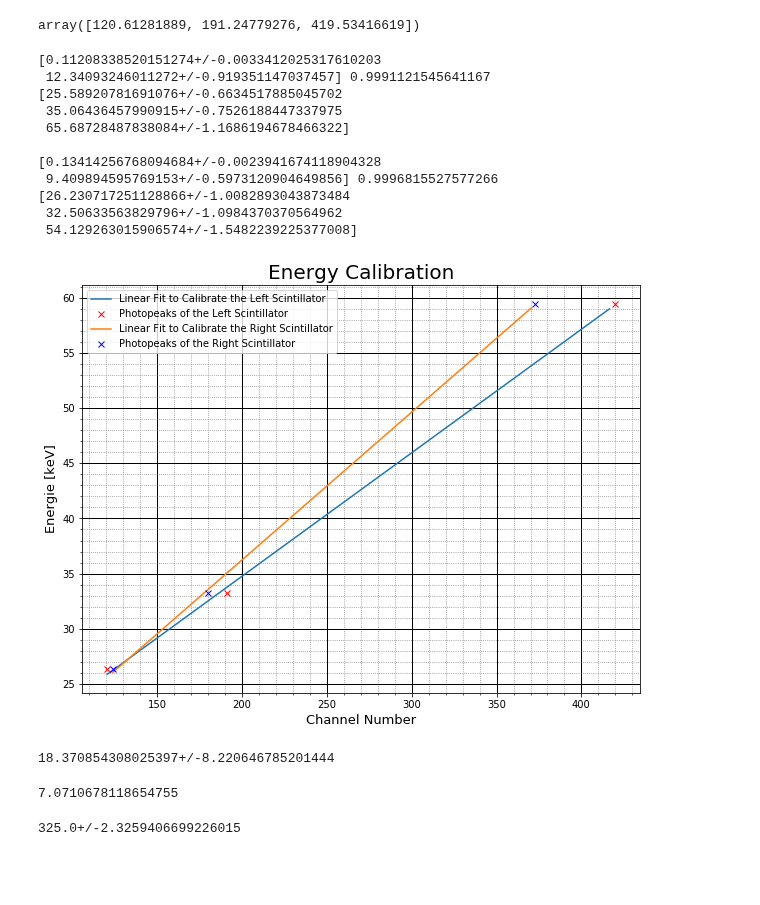
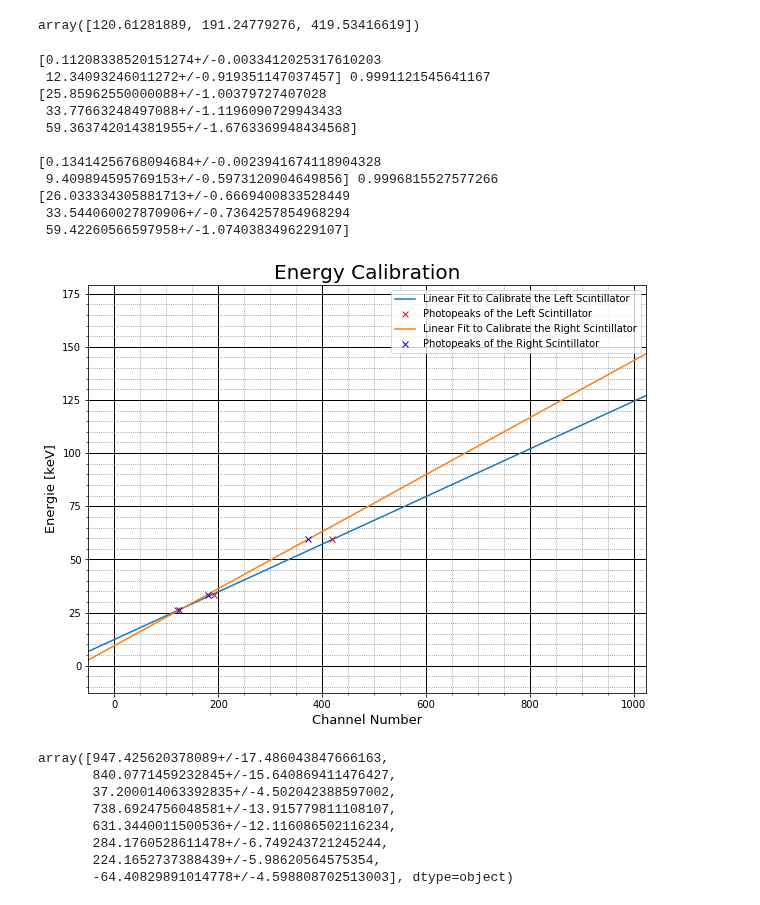
Before and after one commit to shockcookie/FP, a Jupyter notebook: KHWZ/Energie Spektren/Am/Am Energie Spektrum.ipynb, the cells around one changed output. Drawn from its saved outputs; the diff is of its cells as text; code cells hidden in the pictures; blank space fills up the shorter version.

```diff
--- a/KHWZ/Energie Spektren/Am/Am Energie Spektrum.ipynb
+++ b/KHWZ/Energie Spektren/Am/Am Energie Spektrum.ipynb
@@ -353,7 +353,7 @@ unp_v([mu_L_1,mu_L_2,mu_L_3])
 120.61+/-0.23 191.25+/-0.29 419.534+/-0.023
 array([120.61281889, 191.24779276, 419.53416619])
 # %%
-x_TL ,y_TL = TT.linfit(unp_v([mu_L_1,mu_L_2,mu_L_3]), [26.3,33.2,59.5])
+x_TL ,y_TL = TT.linfit(unp_v([mu_L_1,mu_L_2,mu_L_3]), [26.3,33.2,59.5], d=(-100,1200))
 Rvalues, RR2 = TT.linfit_pm(unp_v([mu_L_1,mu_L_2,mu_L_3]),[26.3,33.2,59.5])
 #plt.plot(x_TL ,y_TL)
 #plt.plot(unp_v([mu_L_1,mu_L_2,mu_L_3]),[26.3,33.2,59.5],'x')
@@ -361,9 +361,9 @@ print(Rvalues,RR2)
 def RCh_zu_En(x):
     return x*Rvalues[0] + Rvalues[1]
 
-print(LCh_zu_En(np.array([120.61281889, 191.24779276, 419.53416619])))
+print(RCh_zu_En(np.array([120.61281889, 191.24779276, 419.53416619])))
 print()
-x_TR ,y_TR = TT.linfit(unp_v([mu_R_1,mu_R_2,mu_R_3]), [26.3,33.2,59.5])
+x_TR ,y_TR = TT.linfit(unp_v([mu_R_1,mu_R_2,mu_R_3]), [26.3,33.2,59.5], d=(-100,1200))
 Lvalues, LR2 = TT.linfit_pm(unp_v([mu_R_1,mu_R_2,mu_R_3]),[26.3,33.2,59.5])
 #plt.plot(x_TR ,y_TR)
 #plt.plot(unp_v([mu_R_1,mu_R_2,mu_R_3]),[26.3,33.2,59.5],'x')
@@ -371,19 +371,19 @@ print(Lvalues,LR2)
 def LCh_zu_En(x):
     return x*Lvalues[0] + Lvalues[1]
 
-print(RCh_zu_En(array([123.92367313, 179.91429454, 372.83251644])))
+print(LCh_zu_En(array([123.92367313, 179.91429454, 372.83251644])))
 # %% [output]
 [0.11208338520151274+/-0.0033412025317610203
  12.34093246011272+/-0.919351147037457] 0.9991121545641167
-[25.58920781691076+/-0.6634517885045702
- 35.06436457990915+/-0.7526188447337975
- 65.68728487838084+/-1.1686194678466322]
+[25.85962550000088+/-1.00379727407028
+ 33.77663248497088+/-1.1196090729943433
+ 59.363742014381955+/-1.6763369948434568]
 
 [0.13414256768094684+/-0.0023941674118904328
  9.409894595769153+/-0.5973120904649856] 0.9996815527577266
-[26.230717251128866+/-1.0082893043873484
- 32.50633563829796+/-1.0984370370564962
- 54.129263015906574+/-1.5482239225377008]
+[26.033334305881713+/-0.6669400833528449
+ 33.544060027870906+/-0.7364257854968294
+ 59.42260566597958+/-1.0740383496229107]
 # %%
 ### FigureSize
 
@@ -395,45 +395,38 @@ plt.rcParams["figure.figsize"] = fig_size
 ###   Errors / Fit / Plot
 
 plt.plot(x_TL ,y_TL, label='Linear Fit to Calibrate the Left Scintillator')
 plt.plot(unp_v([mu_L_1,mu_L_2,mu_L_3]),[26.3,33.2,59.5],'x',color='red', label='Photopeaks of the Left Scintillator')
 plt.plot(x_TR ,y_TR, label='Linear Fit to Calibrate the Right Scintillator')
 plt.plot(unp_v([mu_R_1,mu_R_2,mu_R_3]),[26.3,33.2,59.5],'x',color='blue', label='Photopeaks of the Right Scintillator')
 
 ###   Label / Title
 
 plt.ylabel(r'Energie [keV]', fontsize=13)
 plt.xlabel(r'Channel Number', fontsize=13)
 plt.title(r'Energy Calibration', fontsize=20)
 
 ###   Axes / Grid
 
 axes = plt.gca()  ##  Searches current Axes
 
-#axes.set_xlim([30,270])
+axes.set_xlim([-50,1024])
 #axes.set_ylim([0,31000])
 
 #axes.set_yticks([0,10,20,30,40,50,60,70,80,90,100,110])
 #axes.set_xticks([0.1,0.2,0.3,0.4,0.5,0.6,0.7,0.8])
 
 axes.grid(which='major', linestyle='-', linewidth='1', color='black')
 axes.grid(which='minor', linestyle=':', color='gray')
 axes.minorticks_on()
 
 plt.legend()
 #plt.savefig('EnergyCalib.png')
 plt.show()
 # %% [output]
-[figure, old version]
+[figure, new version]
 # %%
 #14.4, 122.1
 def REn_zu_Ch(x):
     return (x - Rvalues[1]) / Rvalues[0]
 def LEn_zu_Ch(x):
     return (x - Lvalues[1]) / Lvalues[0]
-REn_zu_Ch()
-# %% [output]
-18.370854308025397+/-8.220646785201444
-# %%
-sqrt(50)
-# %% [output]
-7.0710678118654755
@@ -442,4 +433,11 @@ x = ufloat(323,2.1)+ufloat(2,1)
-# %%
-x
-# %% [output]
-325.0+/-2.3259406699226015
+# %%
+LEn_zu_Ch(np.array([136.5,122.1,14.4,108.5,94.1,47.53,39.48,0.77]))
+# %% [output]
+array([947.425620378089+/-17.486043847666163,
+       840.0771459232845+/-15.640869411476427,
+       37.200014063392835+/-4.502042388597002,
+       738.6924756048581+/-13.915779811108107,
+       631.3440011500536+/-12.116086502116234,
+       284.1760528611478+/-6.749243721245244,
+       224.1652737388439+/-5.98620564575354,
+       -64.40829891014778+/-4.598808702513003], dtype=object)
```
Also changed, not shown: parts of 2 cells of this notebook, 7 other files.
